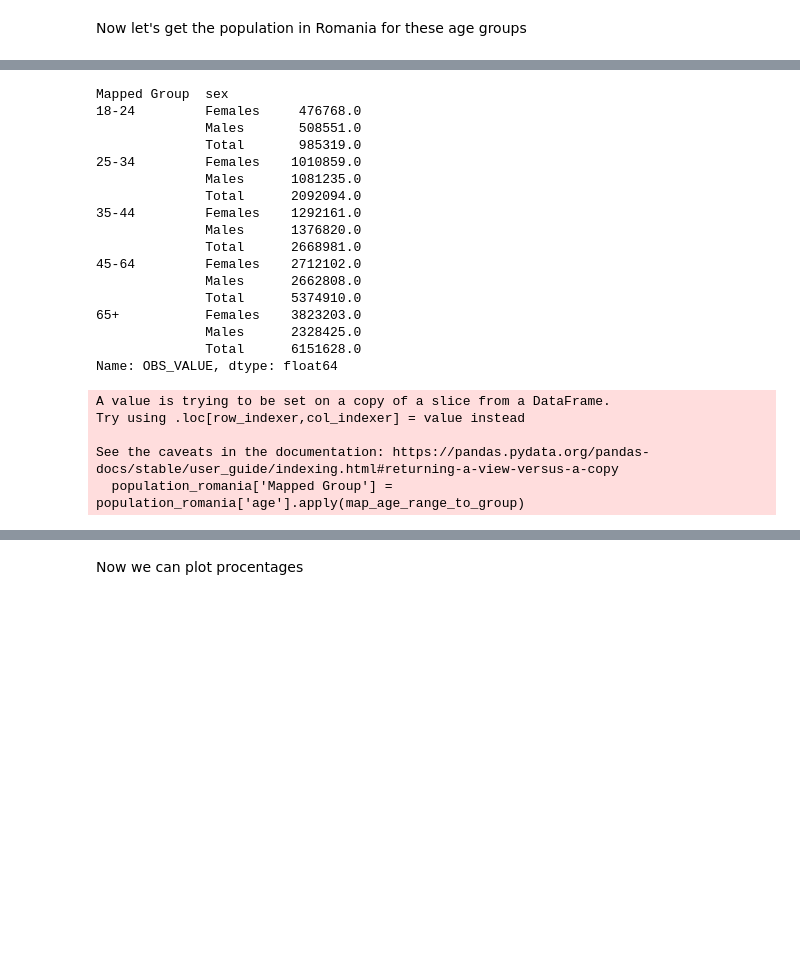
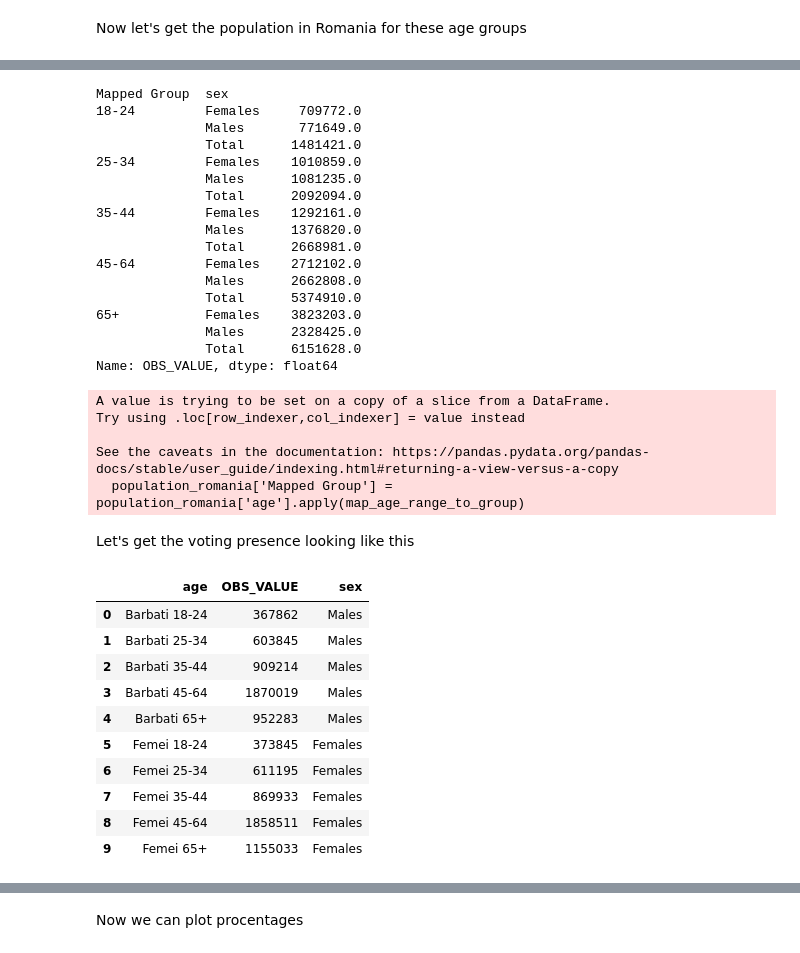
Before and after one commit to TudorMurariu/RO_election_stats, a Jupyter notebook: election.ipynb, the cells around one changed output, grey strips where cells are left out. Drawn from its saved outputs; the diff is of its cells as text; code cells hidden in the pictures; blank space fills up the shorter version.

```diff
--- a/election.ipynb
+++ b/election.ipynb
@@ -64,12 +64,17 @@ def map_age_range_to_group(age_range):
 population_romania = population[(population['geo'] == 'Romania') & (population['TIME_PERIOD'] == 2024)]
 population_romania['Mapped Group'] = population_romania['age'].apply(map_age_range_to_group)
 grouped_population = population_romania.groupby(['Mapped Group', 'sex'])['OBS_VALUE'].sum()
+
+# these are minors
+grouped_population.loc[('18-24', 'Females')] -= 300_000
+grouped_population.loc[('18-24', 'Males')] -= 300_000
+grouped_population.loc[('18-24', 'Total')] -= 600_000
 print(grouped_population)
 # %% [output]
 Mapped Group  sex
-18-24         Females     476768.0
-              Males       508551.0
-              Total       985319.0
+18-24         Females     709772.0
+              Males       771649.0
+              Total      1481421.0
 25-34         Females    1010859.0
               Males      1081235.0
               Total      2092094.0
@@ -88,3 +93,5 @@ Try using .loc[row_indexer,col_indexer] = value instead
 
 See the caveats in the documentation: https://pandas.pydata.org/pandas-docs/stable/user_guide/indexing.html#returning-a-view-versus-a-copy
   population_romania['Mapped Group'] = population_romania['age'].apply(map_age_range_to_group)
+# %% [markdown]
+Let's get the voting presence looking like this
@@ -90,0 +105,18 @@ See the caveats in the documentation: https://pandas.pydata.org/pandas-docs/stab
+# %%
+# we re adding the sex columns
+
+age_group_count_df = age_group_count.reset_index().rename(columns={'index':'age', 0:'OBS_VALUE'})
+age_group_count_df['sex'] = age_group_count_df['age'].apply(map_sex)
+age_group_count_df
+# %% [output]
+|  | age | OBS_VALUE | sex |
+| 0 | Barbati 18-24 | 367862 | Males |
+| 1 | Barbati 25-34 | 603845 | Males |
+| 2 | Barbati 35-44 | 909214 | Males |
+| 3 | Barbati 45-64 | 1870019 | Males |
+| 4 | Barbati 65+ | 952283 | Males |
+| 5 | Femei 18-24 | 373845 | Females |
+| 6 | Femei 25-34 | 611195 | Females |
+| 7 | Femei 35-44 | 869933 | Females |
+| 8 | Femei 45-64 | 1858511 | Females |
+| 9 | Femei 65+ | 1155033 | Females |
```
Also changed, not shown: parts of 12 cells of this notebook.
